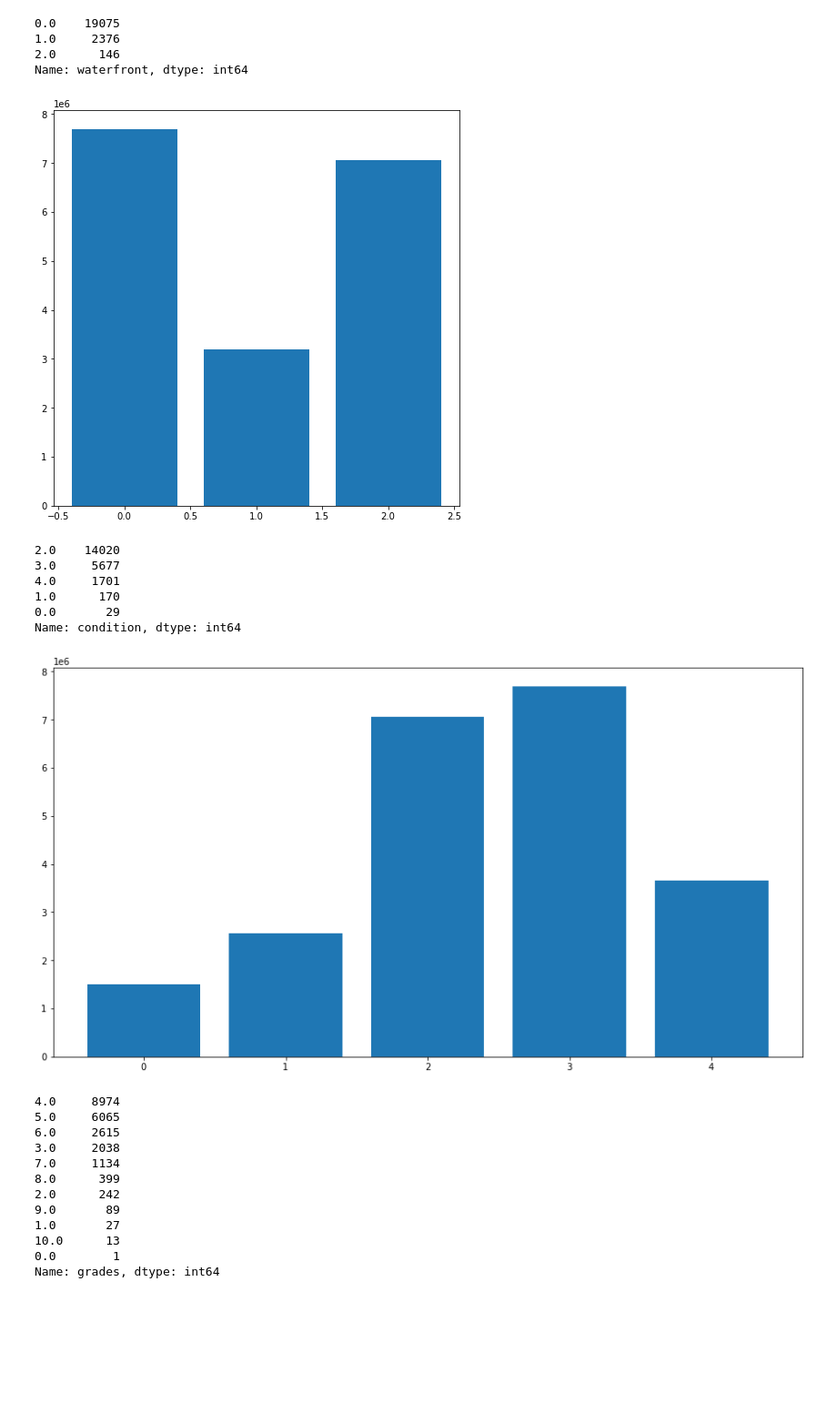
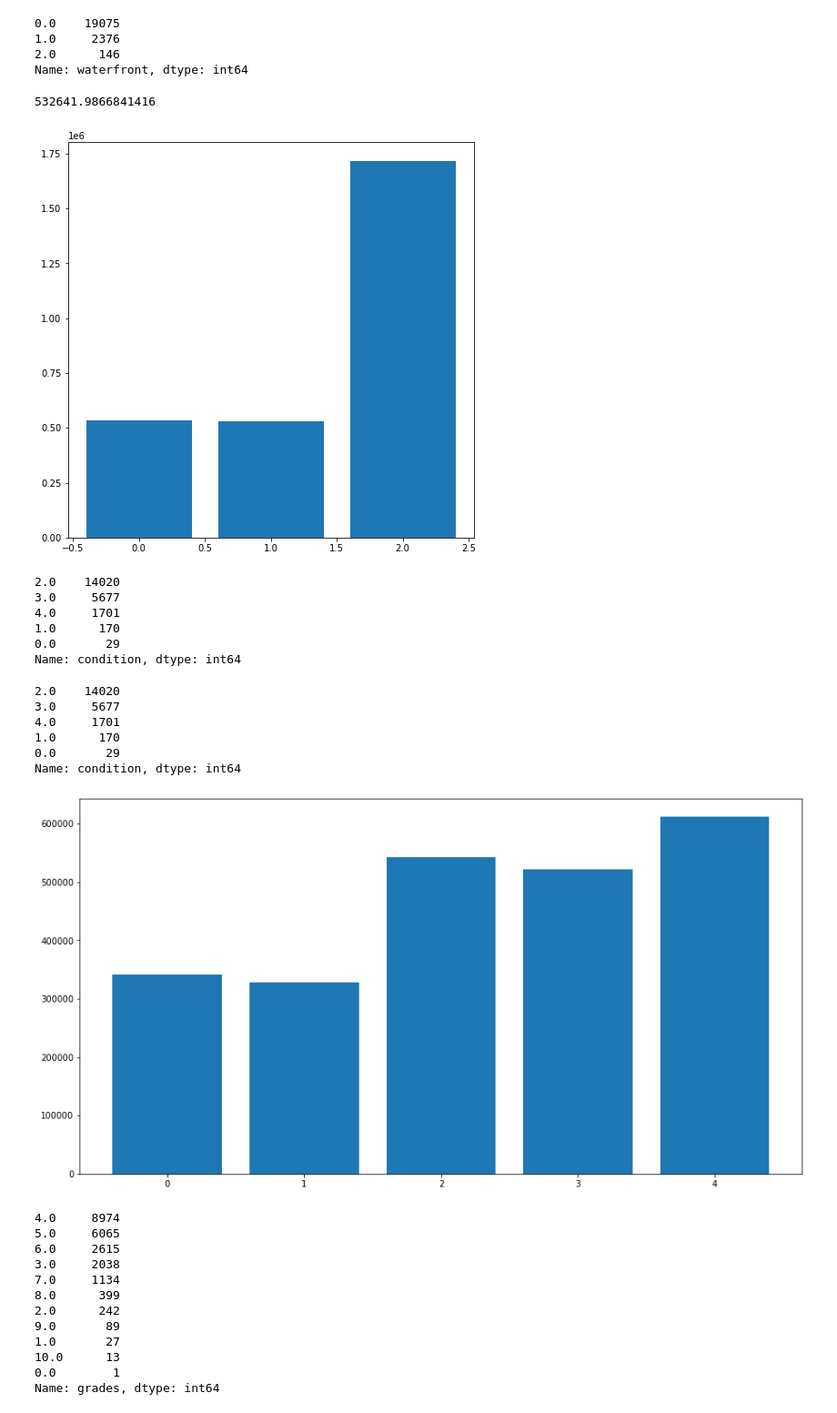
Before and after one commit to mattrubic/dsc-phase-2-project-v2-3, a Jupyter notebook: EDAs.ipynb, the cells around one changed output. Shown at 91% size. Saved outputs shown, nothing was run; the diff lists cells and outputs as text; code cells hidden in the pictures; blank space fills up the shorter version.

```diff
--- a/EDAs.ipynb
+++ b/EDAs.ipynb
@@ -137,12 +137,17 @@ df['waterfront'].value_counts()
 1.0     2376
 2.0      146
 Name: waterfront, dtype: int64
+# %%
+waterfront_prices = df.groupby("waterfront")["price"].mean()
+# %% [output]
+532641.9866841416
 # %%
+#average price per 'waterfront' value (no, unknown, yes)
 fig, ax = plt.subplots(figsize = (8, 8))
 
-ax.bar(x = df['waterfront'], height = df['price']);
+ax.bar(x = waterfront_prices.index, height = waterfront_prices);
 # %% [output]
-[figure, old version]
+[figure, new version]
 # %%
 df['condition'].value_counts()
 #0:worst condition, 4:best condition
@@ -153,11 +158,23 @@ df['condition'].value_counts()
 1.0      170
 0.0       29
 Name: condition, dtype: int64
+# %%
+condition_prices = df.groupby("condition")["price"].mean()
+# %%
+df['condition'].value_counts()
+# %% [output]
+2.0    14020
+3.0     5677
+4.0     1701
+1.0      170
+0.0       29
+Name: condition, dtype: int64
 # %%
+#average price per 'condtion' value (poor, fair, average, good, very good)
 fig, ax = plt.subplots(figsize = (15, 8))
-ax.bar(x = df['condition'], height = df['price']);
+ax.bar(x = condition_prices.index, height = condition_prices);
 # %% [output]
-[figure, old version]
+[figure, new version]
 # %%
 df['grades'].value_counts()
 #0:lowest grade, 10:highest grade
```
Also changed, not shown: parts of 13 cells of this notebook.
